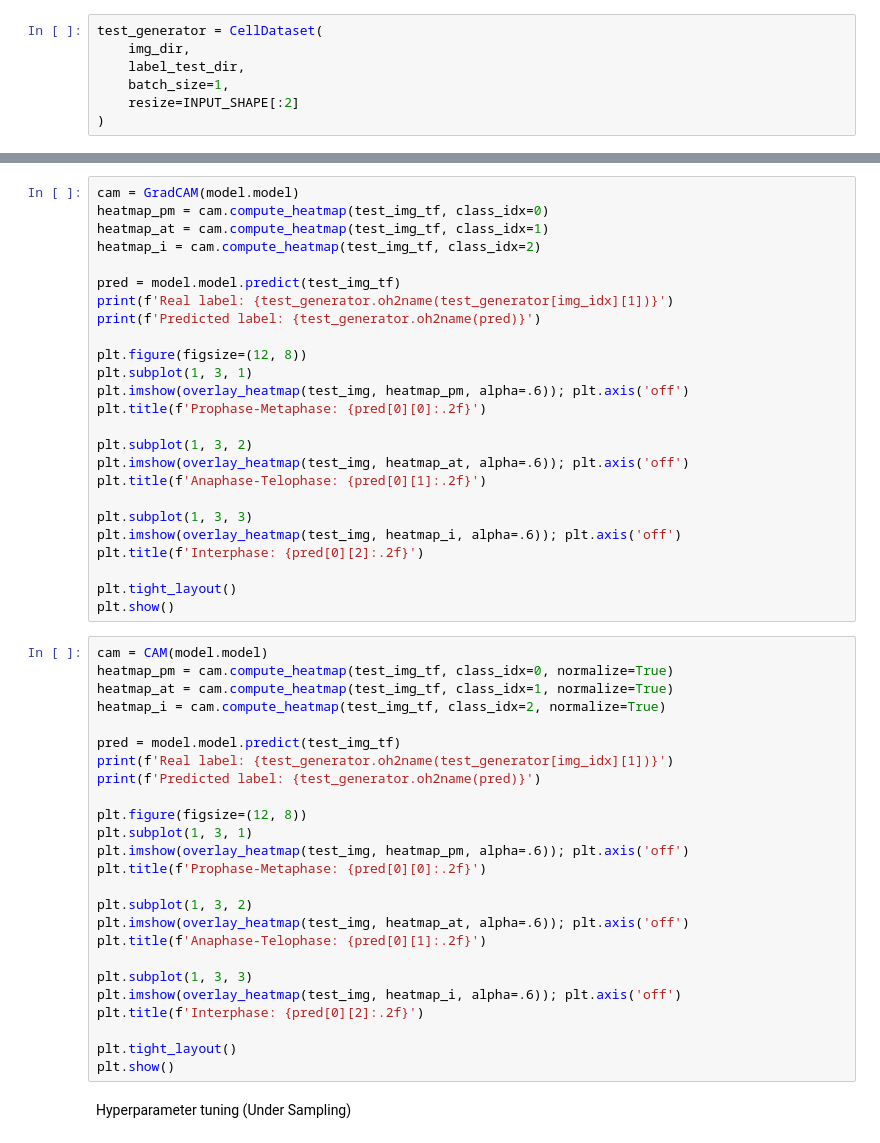
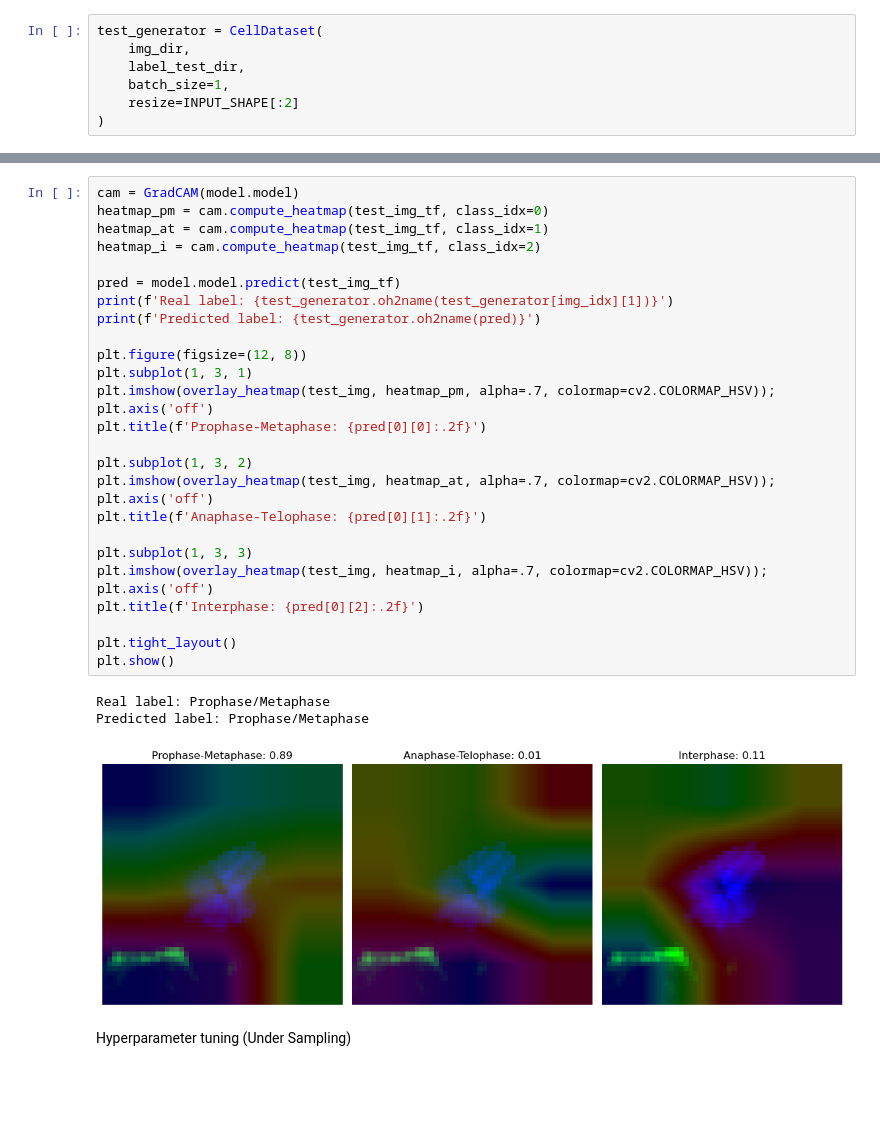
Before and after one commit to ignacio-ms/PyMorph, a Jupyter notebook: notebooks/5.2-cellular_division_preprocessing.ipynb, the cells around one changed output, grey strips where cells are left out. Drawn from its saved outputs; the diff is of its cells as text; blank space fills up the shorter version.

```diff
--- a/notebooks/5.2-cellular_division_preprocessing.ipynb
+++ b/notebooks/5.2-cellular_division_preprocessing.ipynb
@@ -264,53 +295,32 @@ plt.show()
 # %%
 cam = GradCAM(model.model)
 heatmap_pm = cam.compute_heatmap(test_img_tf, class_idx=0)
 heatmap_at = cam.compute_heatmap(test_img_tf, class_idx=1)
 heatmap_i = cam.compute_heatmap(test_img_tf, class_idx=2)
 
 pred = model.model.predict(test_img_tf)
 print(f'Real label: {test_generator.oh2name(test_generator[img_idx][1])}')
 print(f'Predicted label: {test_generator.oh2name(pred)}')
 
 plt.figure(figsize=(12, 8))
 plt.subplot(1, 3, 1)
-plt.imshow(overlay_heatmap(test_img, heatmap_pm, alpha=.6)); plt.axis('off')
+plt.imshow(overlay_heatmap(test_img, heatmap_pm, alpha=.7, colormap=cv2.COLORMAP_HSV)); plt.axis('off')
 plt.title(f'Prophase-Metaphase: {pred[0][0]:.2f}')
 
 plt.subplot(1, 3, 2)
-plt.imshow(overlay_heatmap(test_img, heatmap_at, alpha=.6)); plt.axis('off')
+plt.imshow(overlay_heatmap(test_img, heatmap_at, alpha=.7, colormap=cv2.COLORMAP_HSV)); plt.axis('off')
 plt.title(f'Anaphase-Telophase: {pred[0][1]:.2f}')
 
 plt.subplot(1, 3, 3)
-plt.imshow(overlay_heatmap(test_img, heatmap_i, alpha=.6)); plt.axis('off')
+plt.imshow(overlay_heatmap(test_img, heatmap_i, alpha=.7, colormap=cv2.COLORMAP_HSV)); plt.axis('off')
 plt.title(f'Interphase: {pred[0][2]:.2f}')
 
 plt.tight_layout()
 plt.show()
+# %% [output]
+Real label: Prophase/Metaphase
+Predicted label: Prophase/Metaphase
+[figure, added]
-# %%
-cam = CAM(model.model)
-heatmap_pm = cam.compute_heatmap(test_img_tf, class_idx=0, normalize=True)
-heatmap_at = cam.compute_heatmap(test_img_tf, class_idx=1, normalize=True)
-heatmap_i = cam.compute_heatmap(test_img_tf, class_idx=2, normalize=True)
-
-pred = model.model.predict(test_img_tf)
-print(f'Real label: {test_generator.oh2name(test_generator[img_idx][1])}')
-print(f'Predicted label: {test_generator.oh2name(pred)}')
-
-plt.figure(figsize=(12, 8))
-plt.subplot(1, 3, 1)
-plt.imshow(overlay_heatmap(test_img, heatmap_pm, alpha=.6)); plt.axis('off')
-plt.title(f'Prophase-Metaphase: {pred[0][0]:.2f}')
-
-plt.subplot(1, 3, 2)
-plt.imshow(overlay_heatmap(test_img, heatmap_at, alpha=.6)); plt.axis('off')
-plt.title(f'Anaphase-Telophase: {pred[0][1]:.2f}')
-
-plt.subplot(1, 3, 3)
-plt.imshow(overlay_heatmap(test_img, heatmap_i, alpha=.6)); plt.axis('off')
-plt.title(f'Interphase: {pred[0][2]:.2f}')
-
-plt.tight_layout()
-plt.show()
 # %% [markdown]
 Hyperparameter tuning (Under Sampling)
 # %%
```
Also changed, not shown: parts of 3 cells of this notebook, 5 other files.
